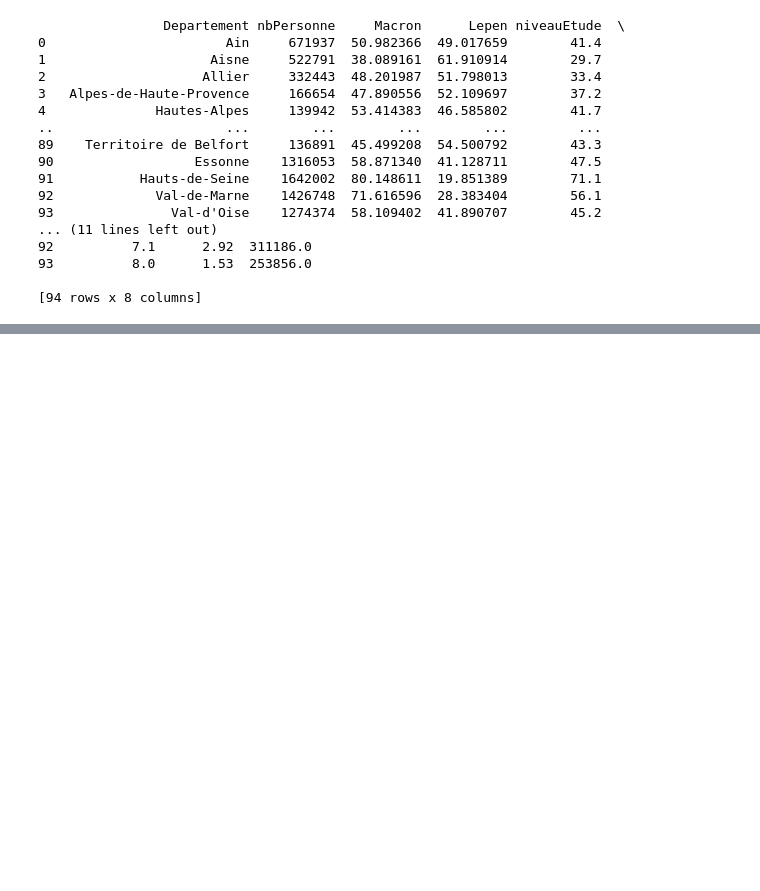
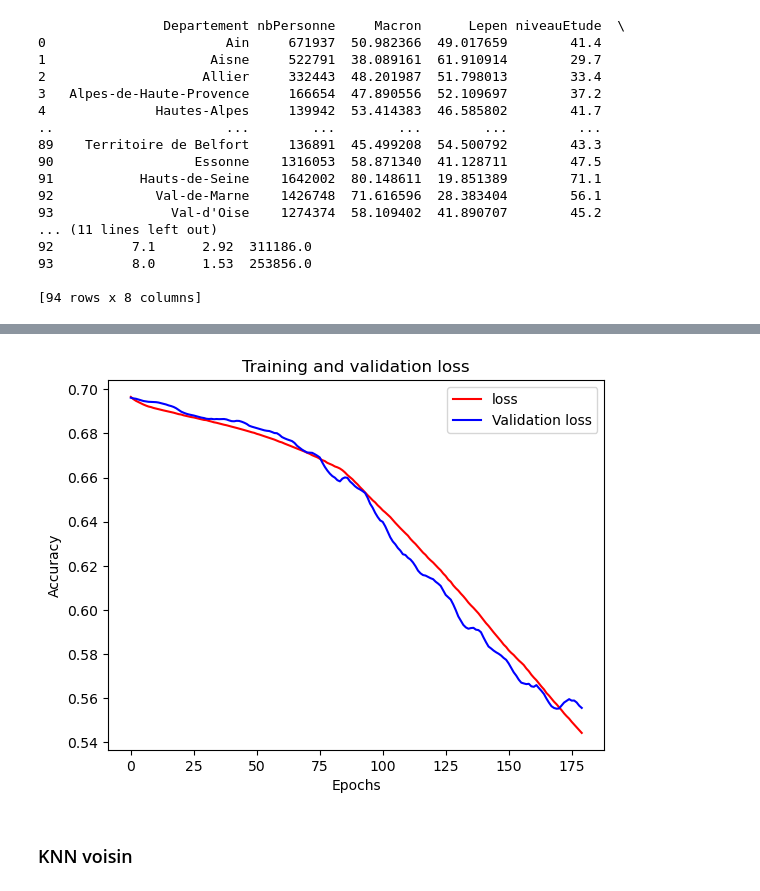
Before and after one commit to gabrielmariebrisson/MachineLearingElectionsPresidentielles, a Jupyter notebook: Prediction.ipynb, the cells around one changed output, grey strips where cells are left out. Drawn from its saved outputs; the diff is of its cells as text; code cells hidden in the pictures; blank space fills up the shorter version.

```diff
--- a/Prediction.ipynb
+++ b/Prediction.ipynb
@@ -268,0 +312,21 @@ weighted avg       0.65      0.63      0.63        19
+# %%
+import matplotlib.pyplot as plt
+
+loss = history.history['loss']
+val_loss = history.history['val_loss']
+epochs = [*range(len(loss))]
+
+#------------------------------------------------
+# Plot training and validation accuracy per epoch
+#------------------------------------------------
+plt.plot(epochs, loss, 'r')
+plt.plot(epochs, val_loss, 'b')
+plt.title('Training and validation loss')
+plt.xlabel("Epochs")
+plt.ylabel("Accuracy")
+plt.legend(["loss", "Validation loss"])
+plt.show()
+# %% [output]
+[figure, added]
+# %% [markdown]
+### KNN voisin
```
Also changed, not shown: parts of 23 cells of this notebook, 1 other file.
